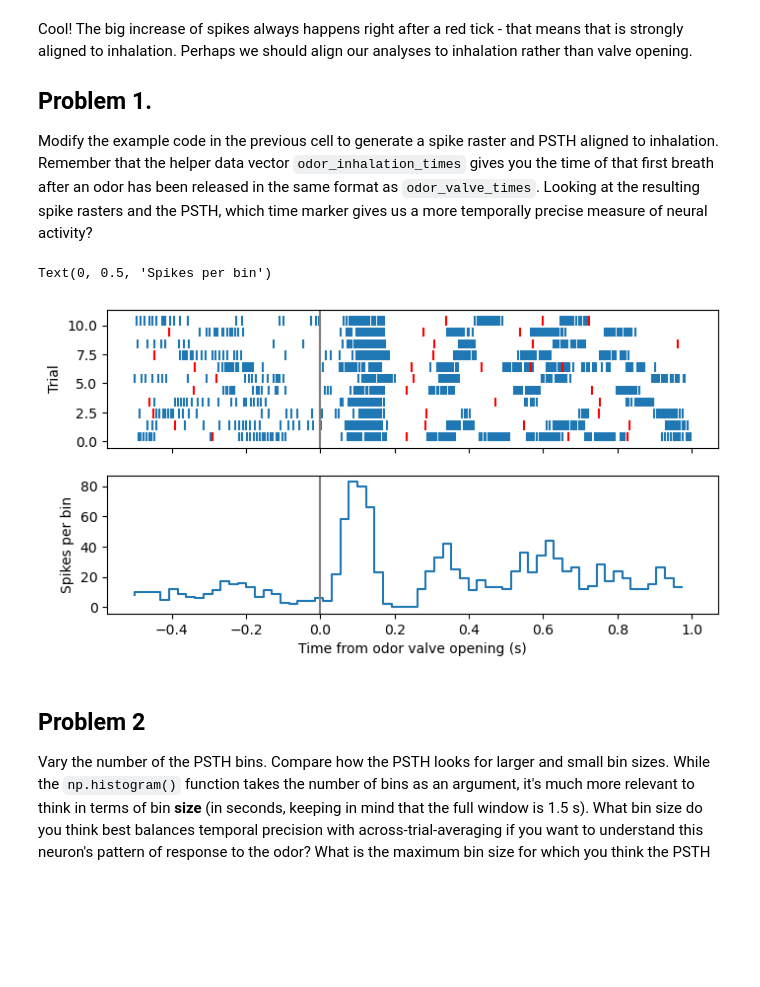
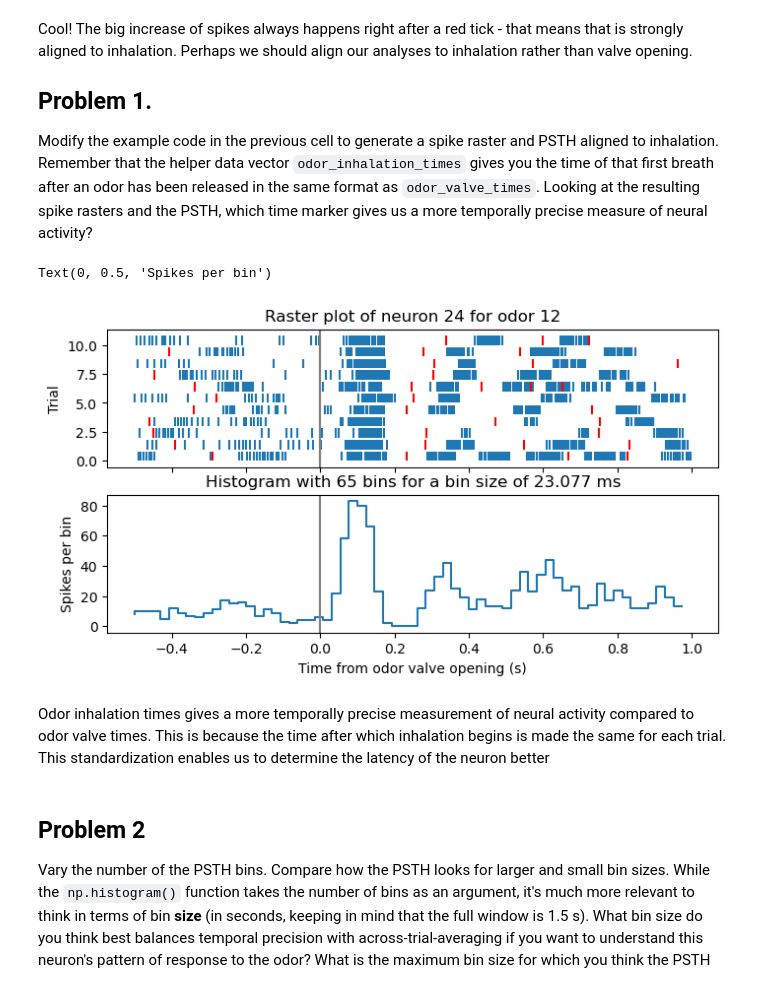
Before and after one commit to NathanNgu/elec380, a Jupyter notebook: HW1/HW1_notebook.ipynb, the cells around one changed output. Drawn from its saved outputs; the diff is of its cells as text; code cells hidden in the pictures; blank space fills up the shorter version.

Commit message:
improved graphs

```diff
--- a/HW1/HW1_notebook.ipynb
+++ b/HW1/HW1_notebook.ipynb
@@ -147,34 +148,38 @@ Modify the example code in the previous cell to generate a spike raster and PSTH
 # %%
 # Code for problem 1
 odor = 12
 neuron = 24
+bins = 65
 
 fig, ax = plt.subplots(2,1, figsize=(8,4), sharex=True) # note that now ax is a vector of size 2
 
 all_relative_spikes = [] # we'll use this to accumuluate
 
 for trial, ovt in enumerate(odor_inhalation_times[odor]): # "enumerate" takes a list and returns (index, item) for each item in the list
   relative_spikes = find_nearby_spikes(spike_times[neuron], ovt)
   all_relative_spikes.append(relative_spikes)
   plot_ticks(relative_spikes, trial, ax=ax[0]) # we'll use the trial number as our y-location, so the first trial is at the bottom
 
   relative_breaths = find_nearby_spikes(inhalation_times, ovt) # find inhalation times that happen within our trial window
   plot_ticks(relative_breaths, trial, ax=ax[0], colors='r')
 
+ax[0].set_title('Raster plot of neuron ' + str(neuron) + ' for odor ' + str(odor))
 ax[0].axvline(0, color='gray')
 ax[0].set_ylabel('Trial')
 
 all_relative_spikes = np.hstack(all_relative_spikes) # convert a list of numpy arrays by stacking them end to end
-hist, edges = np.histogram(all_relative_spikes,65) # calculate a histogram of our spiking data
+hist, edges = np.histogram(all_relative_spikes,bins) # calculate a histogram of our spiking data
 ax[1].step(edges[:-1], hist) # plot it on the second axis, using the left end of the bin as the edges of steps
 ax[1].axvline(0, color='gray')
 
-
+ax[1].set_title('Histogram with '+str(bins)+' bins for a bin size of ' + str(round(1.5/bins*1000, 3)) + ' ms')
 ax[1].set_xlabel('Time from odor valve opening (s)')
 ax[1].set_ylabel('Spikes per bin')
 # %% [output]
 Text(0, 0.5, 'Spikes per bin')
-[figure, old version]
+[figure, new version]
+# %% [markdown]
+Odor inhalation times gives a more temporally precise measurement of neural activity compared to odor valve times. This is because the time after which inhalation begins is made the same for each trial. This standardization enables us to determine the latency of the neuron better
 # %% [markdown]
 ## Problem 2
 
```
Also changed, not shown: parts of 12 cells of this notebook.
